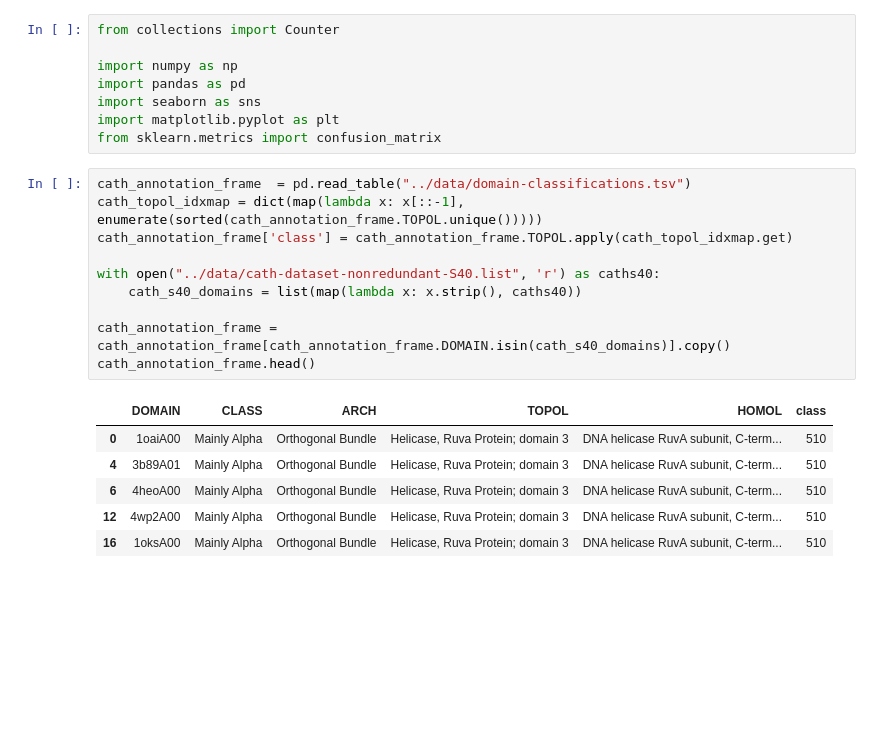
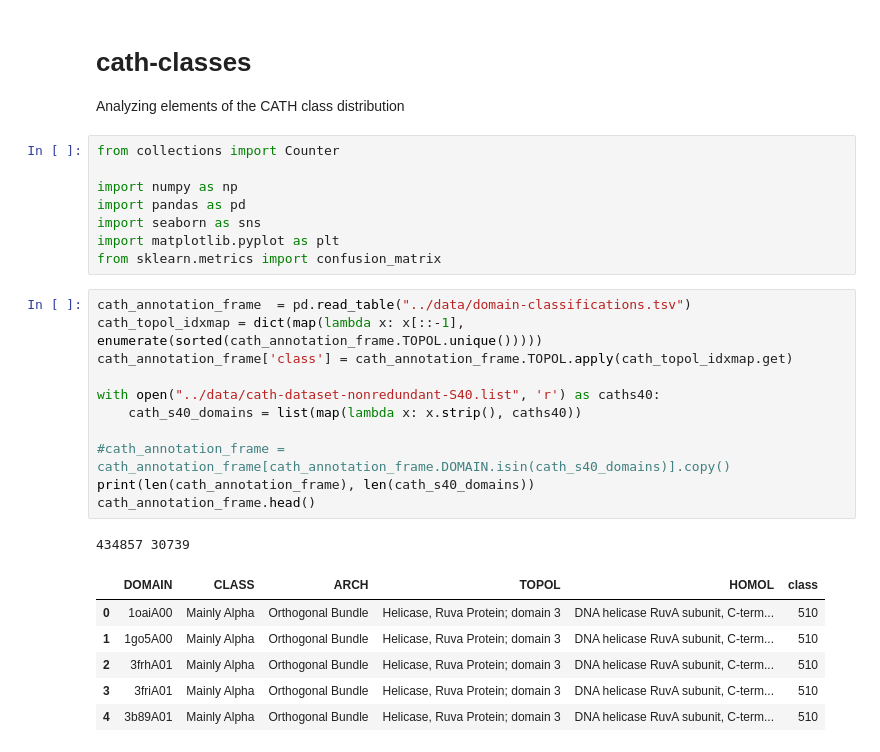
Before and after one commit to VGligorijevic/ProteinUniverse, a Jupyter notebook: ipynb/cath-classes.ipynb, the cells around one changed output. Saved outputs shown, nothing was run; the diff lists cells and outputs as text; blank space fills up the shorter version.

Commit message:
analysis of CA(T)H distribution

```diff
--- a/ipynb/cath-classes.ipynb
+++ b/ipynb/cath-classes.ipynb
@@ -1,3 +1,6 @@
+# %% [markdown]
+# cath-classes
+Analyzing elements of the CATH class distribution
 # %%
 from collections import Counter
 
@@ -9,17 +12,19 @@ from sklearn.metrics import confusion_matrix
 # %%
 cath_annotation_frame  = pd.read_table("../data/domain-classifications.tsv")
 cath_topol_idxmap = dict(map(lambda x: x[::-1], enumerate(sorted(cath_annotation_frame.TOPOL.unique()))))
 cath_annotation_frame['class'] = cath_annotation_frame.TOPOL.apply(cath_topol_idxmap.get)
 
 with open("../data/cath-dataset-nonredundant-S40.list", 'r') as caths40:
     cath_s40_domains = list(map(lambda x: x.strip(), caths40))
 
-cath_annotation_frame = cath_annotation_frame[cath_annotation_frame.DOMAIN.isin(cath_s40_domains)].copy()
+#cath_annotation_frame = cath_annotation_frame[cath_annotation_frame.DOMAIN.isin(cath_s40_domains)].copy()
+print(len(cath_annotation_frame), len(cath_s40_domains))
 cath_annotation_frame.head()
 # %% [output]
+434857 30739
 |  | DOMAIN | CLASS | ARCH | TOPOL | HOMOL | class |
 | 0 | 1oaiA00 | Mainly Alpha | Orthogonal Bundle | Helicase, Ruva Protein; domain 3 | DNA helicase RuvA subunit, C-term... | 510 |
+| 1 | 1go5A00 | Mainly Alpha | Orthogonal Bundle | Helicase, Ruva Protein; domain 3 | DNA helicase RuvA subunit, C-term... | 510 |
+| 2 | 3frhA01 | Mainly Alpha | Orthogonal Bundle | Helicase, Ruva Protein; domain 3 | DNA helicase RuvA subunit, C-term... | 510 |
+| 3 | 3friA01 | Mainly Alpha | Orthogonal Bundle | Helicase, Ruva Protein; domain 3 | DNA helicase RuvA subunit, C-term... | 510 |
 | 4 | 3b89A01 | Mainly Alpha | Orthogonal Bundle | Helicase, Ruva Protein; domain 3 | DNA helicase RuvA subunit, C-term... | 510 |
-| 6 | 4heoA00 | Mainly Alpha | Orthogonal Bundle | Helicase, Ruva Protein; domain 3 | DNA helicase RuvA subunit, C-term... | 510 |
-| 12 | 4wp2A00 | Mainly Alpha | Orthogonal Bundle | Helicase, Ruva Protein; domain 3 | DNA helicase RuvA subunit, C-term... | 510 |
-| 16 | 1oksA00 | Mainly Alpha | Orthogonal Bundle | Helicase, Ruva Protein; domain 3 | DNA helicase RuvA subunit, C-term... | 510 |
```
Also changed, not shown: parts of 14 cells of this notebook, 6 other files.
